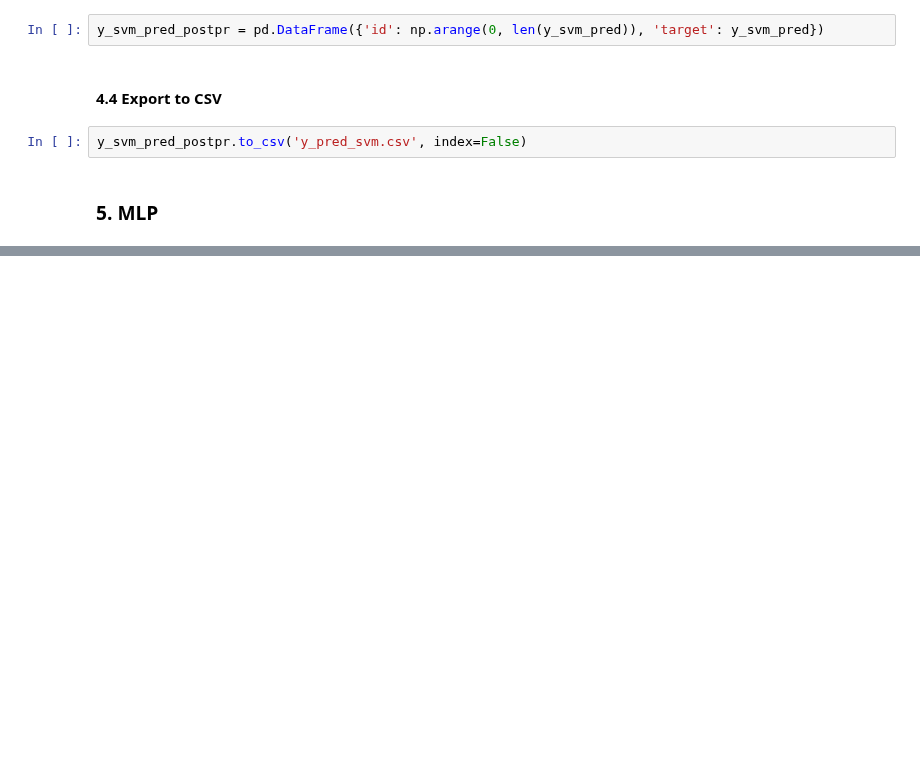
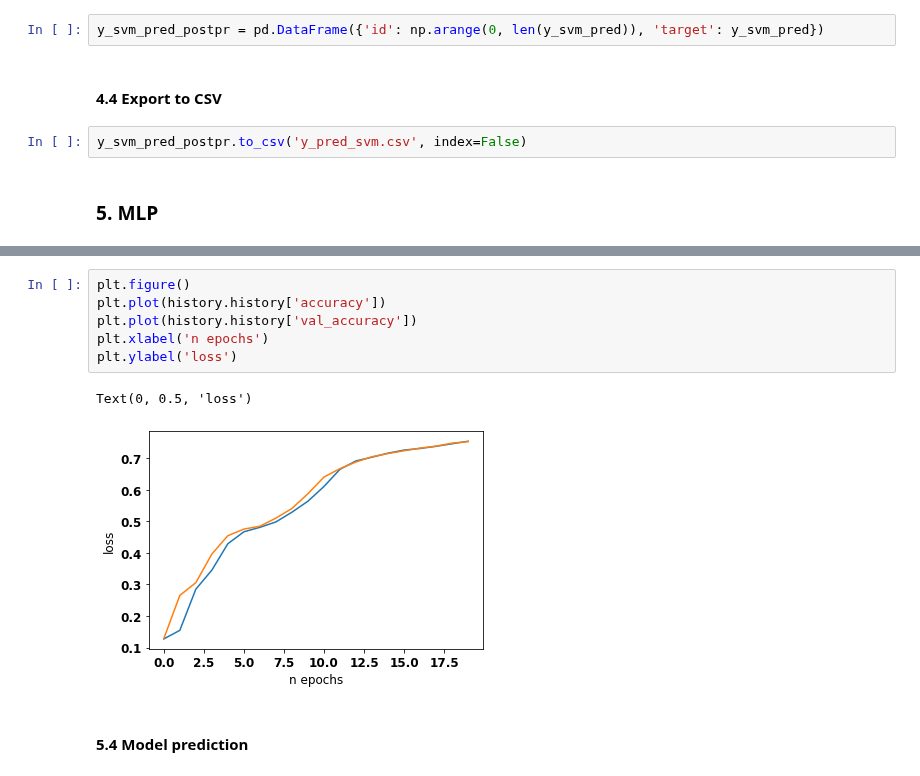
Before and after one commit to KassenBoyaubay/MPA-MLF-Exercises, a Jupyter notebook: Miniproject/Miniproject.ipynb, the cells around one changed output, grey strips where cells are left out. Drawn from its saved outputs; the diff is of its cells as text; blank space fills up the shorter version.

```diff
--- a/Miniproject/Miniproject.ipynb
+++ b/Miniproject/Miniproject.ipynb
@@ -432,0 +285,11 @@ Implement one of the hyperparameter tunning algorithms discussed in the lecture,
+# %%
+plt.figure()
+plt.plot(history.history['accuracy'])
+plt.plot(history.history['val_accuracy'])
+plt.xlabel('n epochs')
+plt.ylabel('loss')
+# %% [output]
+Text(0, 0.5, 'loss')
+[figure, added]
+# %% [markdown]
+#### 5.4 Model prediction
```
Also changed, not shown: parts of 44 cells of this notebook.
